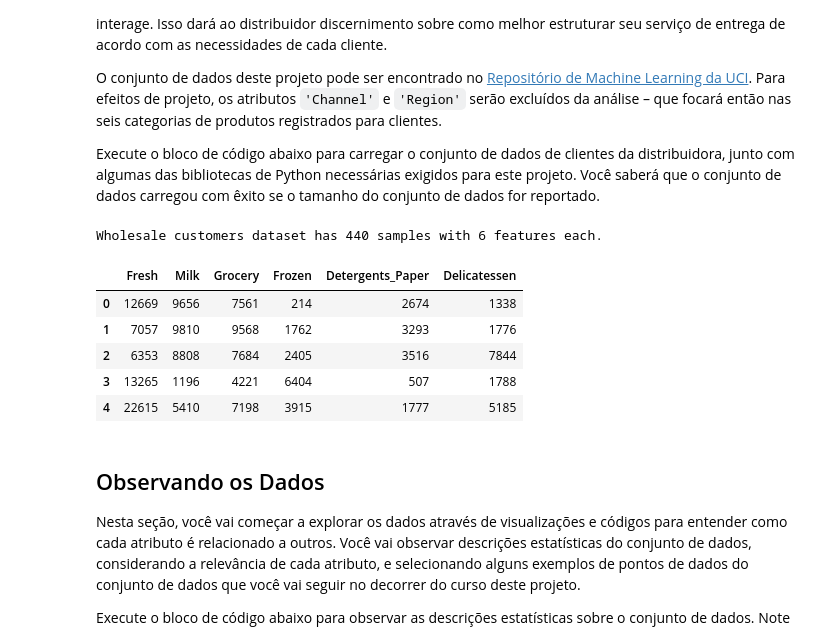
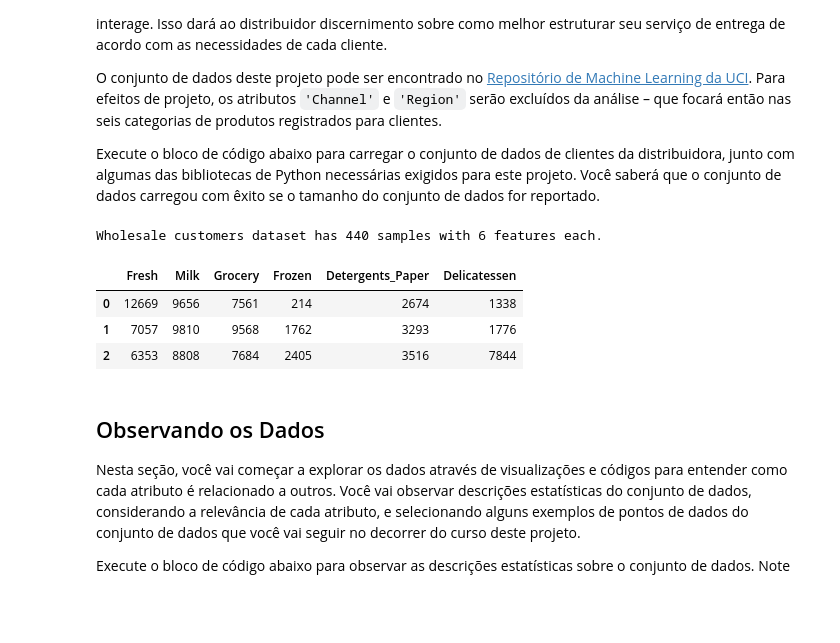
Before and after one commit to paulohecosta/creating_customer_segments, a Jupyter notebook: customer_segments_PT.ipynb, the cells around one changed output. Saved outputs shown, nothing was run; the diff lists cells and outputs as text; code cells hidden in the pictures; blank space fills up the shorter version.

```diff
--- a/customer_segments_PT.ipynb
+++ b/customer_segments_PT.ipynb
@@ -19,31 +19,30 @@ Execute o bloco de código abaixo para carregar o conjunto de dados de clientes
 # %%
 # Importe as bibliotecas necessárias para este projeto
 import numpy as np
 import pandas as pd
 import renders as rs
 from random import randint
+import seaborn as sns
 from IPython.display import display # Allows the use of display() for DataFrames
 
 # Mostre matplotlib no corpo do texto (bem formatado no Notebook)
 %matplotlib inline
 
 # Carregue o conjunto de dados dos clientes da distribuidora de atacado
 try:
     data = pd.read_csv("customers.csv")
     data.drop(['Region', 'Channel'], axis = 1, inplace = True)
     print "Wholesale customers dataset has {} samples with {} features each.".format(*data.shape)
 except:
     print "Dataset could not be loaded. Is the dataset missing?"
 
-data.head(5)
+data.head(3)
 # %% [output]
 Wholesale customers dataset has 440 samples with 6 features each.
 |  | Fresh | Milk | Grocery | Frozen | Detergents_Paper | Delicatessen |
 | 0 | 12669 | 9656 | 7561 | 214 | 2674 | 1338 |
 | 1 | 7057 | 9810 | 9568 | 1762 | 3293 | 1776 |
 | 2 | 6353 | 8808 | 7684 | 2405 | 3516 | 7844 |
-| 3 | 13265 | 1196 | 4221 | 6404 | 507 | 1788 |
-| 4 | 22615 | 5410 | 7198 | 3915 | 1777 | 5185 |
 # %% [markdown]
 ## Observando os Dados
 Nesta seção, você vai começar a explorar os dados através de visualizações e códigos para entender como cada atributo é relacionado a outros. Você vai observar descrições estatísticas do conjunto de dados, considerando a relevância de cada atributo, e selecionando alguns exemplos de pontos de dados do conjunto de dados que você vai seguir no decorrer do curso deste projeto.
```
Also changed, not shown: parts of 14 cells of this notebook, 1 other file.
